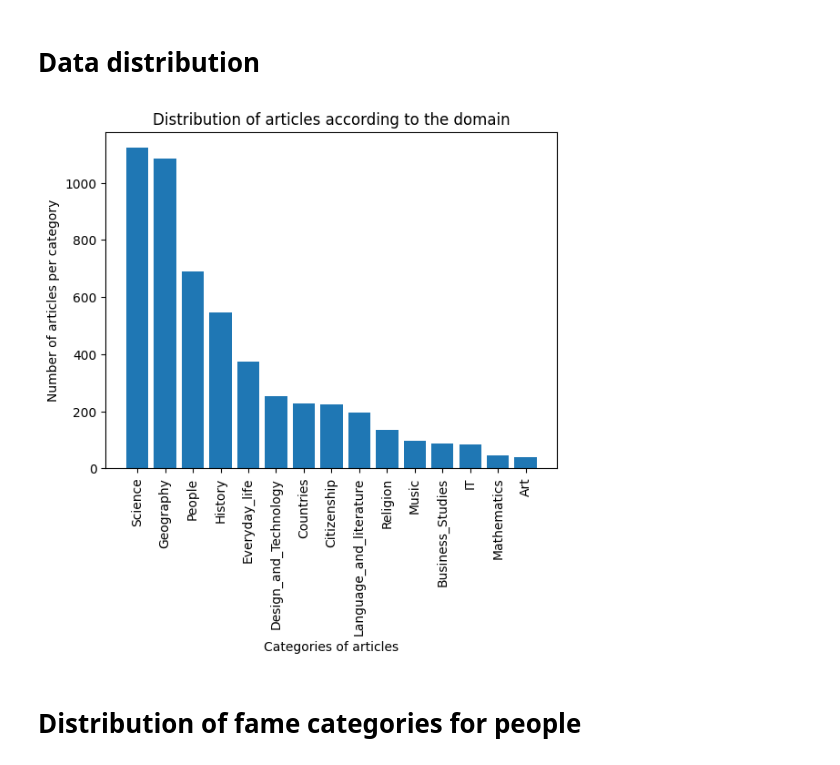
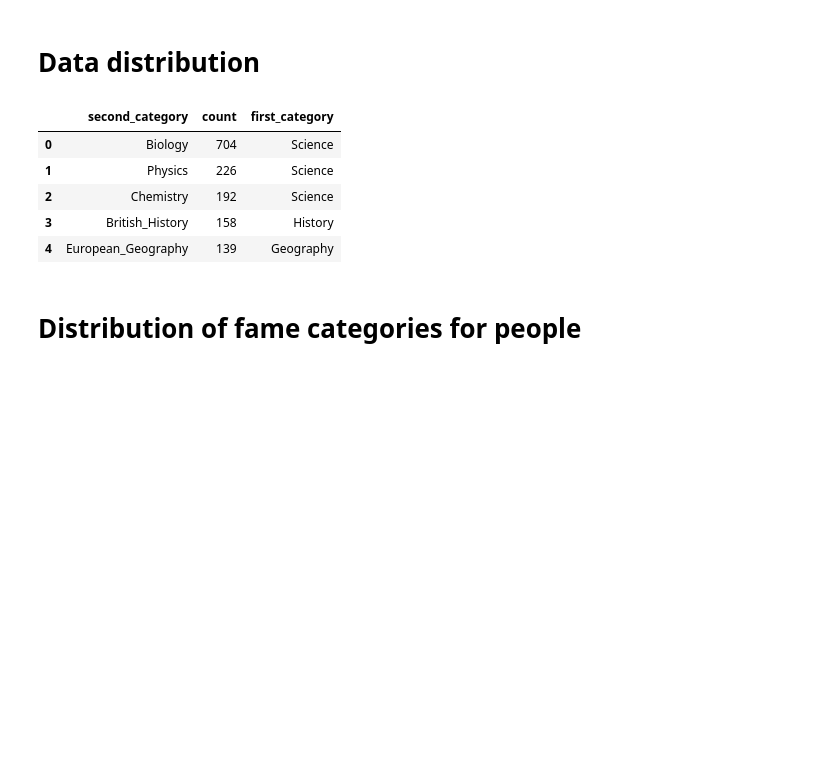
Before and after one commit to epfl-ada/ada-2023-project-ndlmada, a Jupyter notebook: P2_notebook.ipynb, the cells around one changed output. Cells and saved outputs as stored; diff of their text form; code cells hidden in the pictures; blank space fills up the shorter version.

```diff
--- a/P2_notebook.ipynb
+++ b/P2_notebook.ipynb
@@ -524,23 +529,42 @@ main_people_selection
 # %%
 # First copy the data_frame
 reduced_categories = categories.copy(deep=True)
 
 # Extract the reduced categories and add them to the copied df
 reduced_categories_list = [category.replace('subject.', '').split('.')[0] for category in reduced_categories['category']]
-reduced_categories = reduced_categories.assign(simple_category = reduced_categories_list)
+reduced_categories = reduced_categories.assign(first_category = reduced_categories_list)
+
+# Extract second most important category
+reduced_categories_list_2 = [category.replace('subject.', '').split('.')[1] if len(category.replace('subject.', '').split('.')) > 1 else None for category in reduced_categories['category']]
+reduced_categories = reduced_categories.assign(second_category = reduced_categories_list_2)
 
 # Count the new distribution and plot it
-category_distribution = reduced_categories['simple_category'].value_counts()
+first_category_distribution = reduced_categories['first_category'].value_counts()
+second_category_distribution = reduced_categories['second_category'].value_counts()
+reduced_categories = reduced_categories.drop(columns =['article', 'category']).drop_duplicates()
 
+merged = pd.merge(second_category_distribution, reduced_categories, on = 'second_category')
+display(merged.head())
+'''
 fig, ax = plt.subplots()
 ax.bar(category_distribution.index, category_distribution.values)
 ax.set_ylabel('Number of articles per category')
 ax.set_xlabel('Categories of articles')
 ax.set_xticks(np.arange(len(category_distribution.values)), category_distribution.index, rotation = 90)
 ax.set_title('Distribution of articles according to the domain')
 plt.show()
+'''
+
+fig = px.bar(merged, x="first_category", y="count", color="second_category", title="Categories represented in our dataset")
+fig.show()
+fig.write_html("docs/test.html")
 # %% [output]
-[figure, removed]
+|  | second_category | count | first_category |
+| 0 | Biology | 704 | Science |
+| 1 | Physics | 226 | Science |
+| 2 | Chemistry | 192 | Science |
+| 3 | British_History | 158 | History |
+| 4 | European_Geography | 139 | Geography |
 # %% [markdown]
 # Distribution of fame categories for people
 # %%
```
Also changed, not shown: parts of 2 cells of this notebook, 1 other file.
